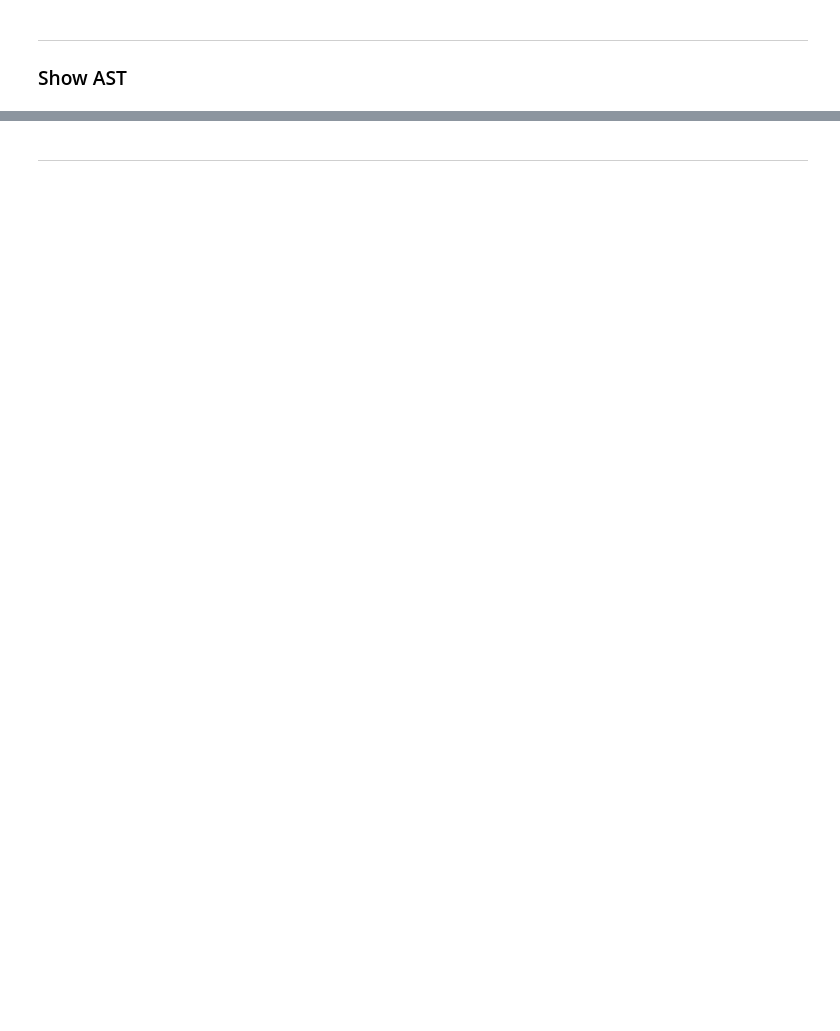
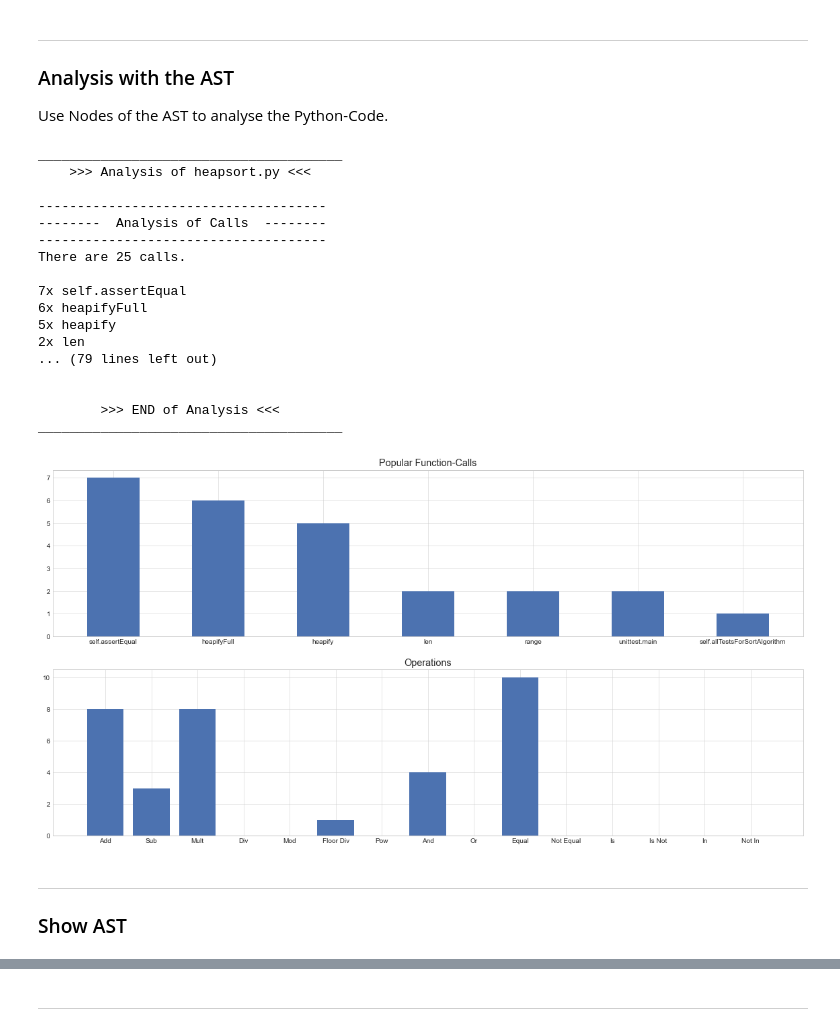
Before and after one commit to xXAI-botXx/Python-Execution, a Jupyter notebook: ast_example.ipynb, the cells around one changed output, grey strips where cells are left out. Drawn from its saved outputs; the diff is of its cells as text; code cells hidden in the pictures; blank space fills up the shorter version.

Commit message:
added Analysis with AST

```diff
--- a/ast_example.ipynb
+++ b/ast_example.ipynb
@@ -59,0 +86,4 @@ env['message'], env['pi']
+# %% [markdown]
+---
+### <a name="3.0">Analysis with the AST</a>
+Use Nodes of the AST to analyse the Python-Code.
@@ -60,6 +356,50 @@ env['message'], env['pi']
+# %%
+def analyse_code(path_to_file:str, should_print=False, should_visualize=False):
+    # Analysis
+    if should_print:
+        title = f"    >>> Analysis of {path_to_file.split('/')[-1]} <<<    "
+        print("_"*len(title))
+        print(f"{title}\n")
+    tree = load_code(path_to_file)
+    calls = analyse_calls(tree, should_print)
+    imports = analyse_imports(tree, should_print)
+    analyse_definitions(tree, should_print)
+    analyse_structures(tree, should_print)
+    operations = analyse_operations(tree, should_print)
+    if should_print:
+        print(f"\n{' '*(len(title)//2-11)}>>> END of Analysis <<<")
+        print("_"*len(title))
+
+    # Visualisation
+    if should_visualize:
+        visualize(calls, imports, operations)
+# %%
+#analyse_code('./res/call_test.py', True)
+#analyse_code('./res/guess.py', True)
+#analyse_code('./res/ImmutableList.py', True, True)
+analyse_code('./res/heapsort.py', True, True)
+# %% [output]
+_______________________________________
+    >>> Analysis of heapsort.py <<<
+
+-------------------------------------
+--------  Analysis of Calls  --------
+-------------------------------------
+There are 25 calls.
+
+7x self.assertEqual
+6x heapifyFull
+5x heapify
+2x len
+... (79 lines left out)
+
+
+        >>> END of Analysis <<<
+_______________________________________
+[figure, added]
 # %% [markdown]
 ---
-### Show AST
+### <a name="4.0">Show AST</a>
 # %%
 %%showast
 print("Hello World!")
```
Also changed, not shown: parts of 15 cells of this notebook, 5 other files.
